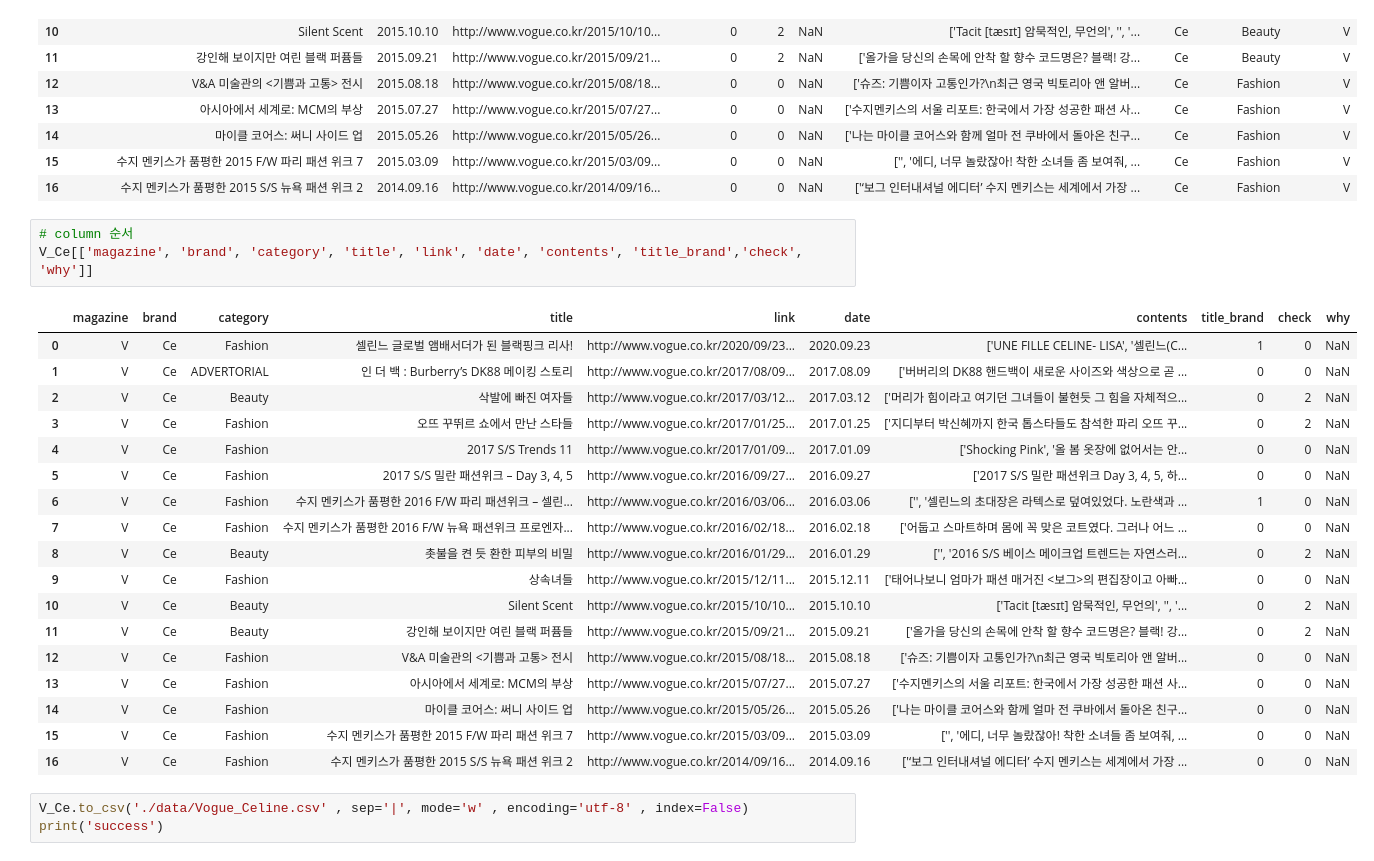
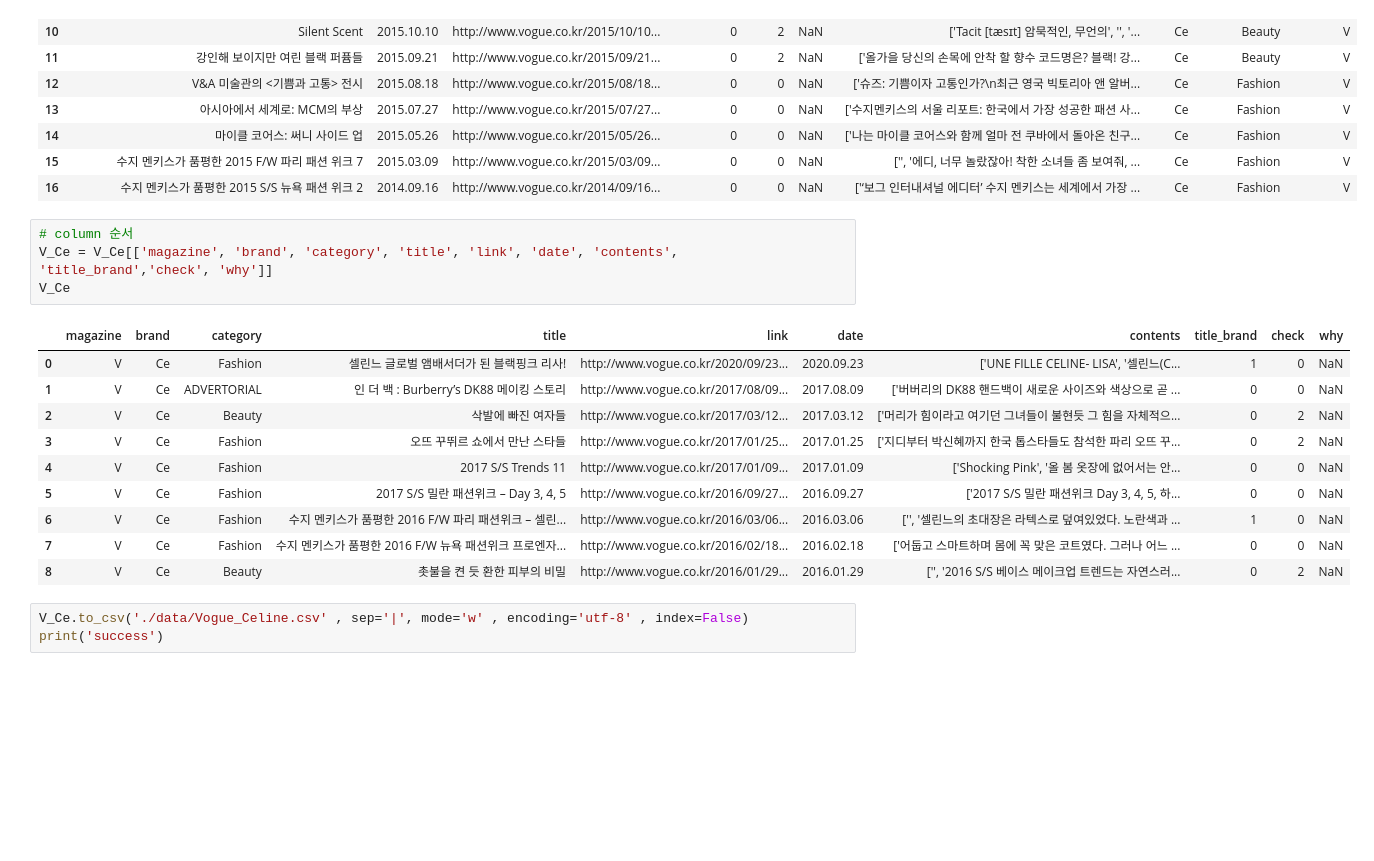
Before and after one commit to rosyminty/BLANDE, a Jupyter notebook: Vogue Data Preprocessing_Celine.ipynb, the cells around one changed output. Saved outputs shown, nothing was run; the diff lists cells and outputs as text; blank space fills up the shorter version.

```diff
--- a/Vogue Data Preprocessing_Celine.ipynb
+++ b/Vogue Data Preprocessing_Celine.ipynb
@@ -71,26 +71,19 @@ V_Ce
 | 16 | 수지 멘키스가 품평한 2015 S/S 뉴욕 패션 위크 2 | 2014.09.16 | http://www.vogue.co.kr/2014/09/16... | 0 | 0 | NaN | ['‘보그 인터내셔널 에디터’ 수지 멘키스는 세계에서 가장 ... | Ce | Fashion | V |
 # %%
 # column 순서
-V_Ce[['magazine', 'brand', 'category', 'title', 'link', 'date', 'contents', 'title_brand','check', 'why']]
+V_Ce = V_Ce[['magazine', 'brand', 'category', 'title', 'link', 'date', 'contents', 'title_brand','check', 'why']]
+V_Ce
 # %% [output]
 |  | magazine | brand | category | title | link | date | contents | title_brand | check | why |
 | 0 | V | Ce | Fashion | 셀린느 글로벌 앰배서더가 된 블랙핑크 리사! | http://www.vogue.co.kr/2020/09/23... | 2020.09.23 | ['UNE FILLE CELINE- LISA', '셀린느(C... | 1 | 0 | NaN |
 | 1 | V | Ce | ADVERTORIAL | 인 더 백 : Burberry’s DK88 메이킹 스토리 | http://www.vogue.co.kr/2017/08/09... | 2017.08.09 | ['버버리의 DK88 핸드백이 새로운 사이즈와 색상으로 곧 ... | 0 | 0 | NaN |
 | 2 | V | Ce | Beauty | 삭발에 빠진 여자들 | http://www.vogue.co.kr/2017/03/12... | 2017.03.12 | ['머리가 힘이라고 여기던 그녀들이 불현듯 그 힘을 자체적으... | 0 | 2 | NaN |
 | 3 | V | Ce | Fashion | 오뜨 꾸뛰르 쇼에서 만난 스타들 | http://www.vogue.co.kr/2017/01/25... | 2017.01.25 | ['지디부터 박신혜까지 한국 톱스타들도 참석한 파리 오뜨 꾸... | 0 | 2 | NaN |
 | 4 | V | Ce | Fashion | 2017 S/S Trends 11 | http://www.vogue.co.kr/2017/01/09... | 2017.01.09 | ['Shocking Pink', '올 봄 옷장에 없어서는 안... | 0 | 0 | NaN |
 | 5 | V | Ce | Fashion | 2017 S/S 밀란 패션위크 – Day 3, 4, 5 | http://www.vogue.co.kr/2016/09/27... | 2016.09.27 | ['2017 S/S 밀란 패션위크 Day 3, 4, 5, 하... | 0 | 0 | NaN |
 | 6 | V | Ce | Fashion | 수지 멘키스가 품평한 2016 F/W 파리 패션위크 – 셀린... | http://www.vogue.co.kr/2016/03/06... | 2016.03.06 | ['', '셀린느의 초대장은 라텍스로 덮여있었다. 노란색과 ... | 1 | 0 | NaN |
 | 7 | V | Ce | Fashion | 수지 멘키스가 품평한 2016 F/W 뉴욕 패션위크 프로엔자... | http://www.vogue.co.kr/2016/02/18... | 2016.02.18 | ['어둡고 스마트하며 몸에 꼭 맞은 코트였다. 그러나 어느 ... | 0 | 0 | NaN |
 | 8 | V | Ce | Beauty | 촛불을 켠 듯 환한 피부의 비밀 | http://www.vogue.co.kr/2016/01/29... | 2016.01.29 | ['', '2016 S/S 베이스 메이크업 트렌드는 자연스러... | 0 | 2 | NaN |
-| 9 | V | Ce | Fashion | 상속녀들 | http://www.vogue.co.kr/2015/12/11... | 2015.12.11 | ['태어나보니 엄마가 패션 매거진 <보그>의 편집장이고 아빠... | 0 | 0 | NaN |
-| 10 | V | Ce | Beauty | Silent Scent | http://www.vogue.co.kr/2015/10/10... | 2015.10.10 | ['Tacit [tӕsɪt] 암묵적인, 무언의', '', '... | 0 | 2 | NaN |
-| 11 | V | Ce | Beauty | 강인해 보이지만 여린 블랙 퍼퓸들 | http://www.vogue.co.kr/2015/09/21... | 2015.09.21 | ['올가을 당신의 손목에 안착 할 향수 코드명은? 블랙! 강... | 0 | 2 | NaN |
-| 12 | V | Ce | Fashion | V&A 미술관의 <기쁨과 고통> 전시 | http://www.vogue.co.kr/2015/08/18... | 2015.08.18 | ['슈즈: 기쁨이자 고통인가?\n최근 영국 빅토리아 앤 알버... | 0 | 0 | NaN |
-| 13 | V | Ce | Fashion | 아시아에서 세계로: MCM의 부상 | http://www.vogue.co.kr/2015/07/27... | 2015.07.27 | ['수지멘키스의 서울 리포트: 한국에서 가장 성공한 패션 사... | 0 | 0 | NaN |
-| 14 | V | Ce | Fashion | 마이클 코어스: 써니 사이드 업 | http://www.vogue.co.kr/2015/05/26... | 2015.05.26 | ['나는 마이클 코어스와 함께 얼마 전 쿠바에서 돌아온 친구... | 0 | 0 | NaN |
-| 15 | V | Ce | Fashion | 수지 멘키스가 품평한 2015 F/W 파리 패션 위크 7 | http://www.vogue.co.kr/2015/03/09... | 2015.03.09 | ['', '에디, 너무 놀랐잖아! 착한 소녀들 좀 보여줘, ... | 0 | 0 | NaN |
-| 16 | V | Ce | Fashion | 수지 멘키스가 품평한 2015 S/S 뉴욕 패션 위크 2 | http://www.vogue.co.kr/2014/09/16... | 2014.09.16 | ['‘보그 인터내셔널 에디터’ 수지 멘키스는 세계에서 가장 ... | 0 | 0 | NaN |
 # %%
 V_Ce.to_csv('./data/Vogue_Celine.csv' , sep='|', mode='w' , encoding='utf-8' , index=False)
 print('success')
```
Also changed, not shown: parts of 5 cells of this notebook, 3 other files.
